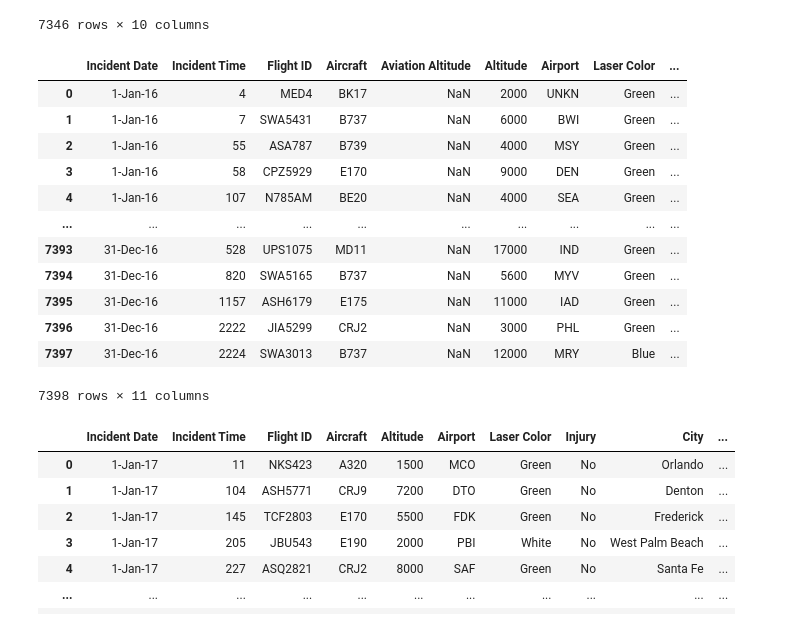
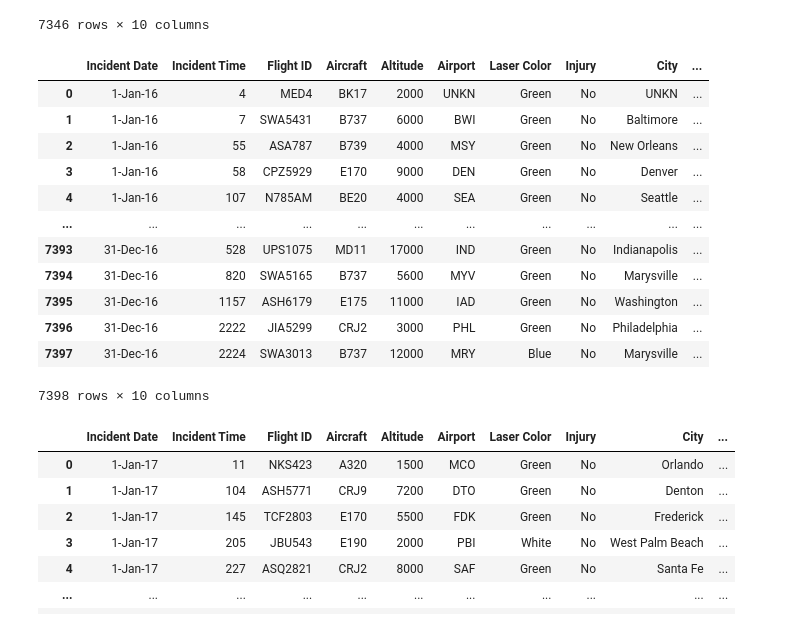
Before and after one commit to milaandahiya/AviationLaserResearch, a Jupyter notebook: Research.ipynb, the cells around one changed output. Saved outputs shown, nothing was run; the diff lists cells and outputs as text; code cells hidden in the pictures.

Commit message:
join dataframes

```diff
--- a/Research.ipynb
+++ b/Research.ipynb
@@ -39,21 +50,22 @@ df15
 7346 rows × 10 columns
 # %%
 df16 = pd.read_csv("data/reported_laser_illumination_incidents_CY_2016.csv")
+df16.drop("Aviation Altitude", axis=1, inplace=True) # drop empty column
 df16
 # %% [output]
-|  | Incident Date | Incident Time | Flight ID | Aircraft | Aviation Altitude | Altitude | Airport | Laser Color | ... |
-| 0 | 1-Jan-16 | 4 | MED4 | BK17 | NaN | 2000 | UNKN | Green | ... |
-| 1 | 1-Jan-16 | 7 | SWA5431 | B737 | NaN | 6000 | BWI | Green | ... |
-| 2 | 1-Jan-16 | 55 | ASA787 | B739 | NaN | 4000 | MSY | Green | ... |
-| 3 | 1-Jan-16 | 58 | CPZ5929 | E170 | NaN | 9000 | DEN | Green | ... |
-| 4 | 1-Jan-16 | 107 | N785AM | BE20 | NaN | 4000 | SEA | Green | ... |
-| ... | ... | ... | ... | ... | ... | ... | ... | ... | ... |
-| 7393 | 31-Dec-16 | 528 | UPS1075 | MD11 | NaN | 17000 | IND | Green | ... |
-| 7394 | 31-Dec-16 | 820 | SWA5165 | B737 | NaN | 5600 | MYV | Green | ... |
-| 7395 | 31-Dec-16 | 1157 | ASH6179 | E175 | NaN | 11000 | IAD | Green | ... |
-| 7396 | 31-Dec-16 | 2222 | JIA5299 | CRJ2 | NaN | 3000 | PHL | Green | ... |
-| 7397 | 31-Dec-16 | 2224 | SWA3013 | B737 | NaN | 12000 | MRY | Blue | ... |
+|  | Incident Date | Incident Time | Flight ID | Aircraft | Altitude | Airport | Laser Color | Injury | City | ... |
+| 0 | 1-Jan-16 | 4 | MED4 | BK17 | 2000 | UNKN | Green | No | UNKN | ... |
+| 1 | 1-Jan-16 | 7 | SWA5431 | B737 | 6000 | BWI | Green | No | Baltimore | ... |
+| 2 | 1-Jan-16 | 55 | ASA787 | B739 | 4000 | MSY | Green | No | New Orleans | ... |
+| 3 | 1-Jan-16 | 58 | CPZ5929 | E170 | 9000 | DEN | Green | No | Denver | ... |
+| 4 | 1-Jan-16 | 107 | N785AM | BE20 | 4000 | SEA | Green | No | Seattle | ... |
+| ... | ... | ... | ... | ... | ... | ... | ... | ... | ... | ... |
+| 7393 | 31-Dec-16 | 528 | UPS1075 | MD11 | 17000 | IND | Green | No | Indianapolis | ... |
+| 7394 | 31-Dec-16 | 820 | SWA5165 | B737 | 5600 | MYV | Green | No | Marysville | ... |
+| 7395 | 31-Dec-16 | 1157 | ASH6179 | E175 | 11000 | IAD | Green | No | Washington | ... |
+| 7396 | 31-Dec-16 | 2222 | JIA5299 | CRJ2 | 3000 | PHL | Green | No | Philadelphia | ... |
+| 7397 | 31-Dec-16 | 2224 | SWA3013 | B737 | 12000 | MRY | Blue | No | Marysville | ... |
-7398 rows × 11 columns
+7398 rows × 10 columns
 # %%
 df17 = pd.read_csv("data/reported_laser_illumination_incidents_CY_2017.csv")
 df17
```
Also changed, not shown: parts of 6 cells of this notebook.
